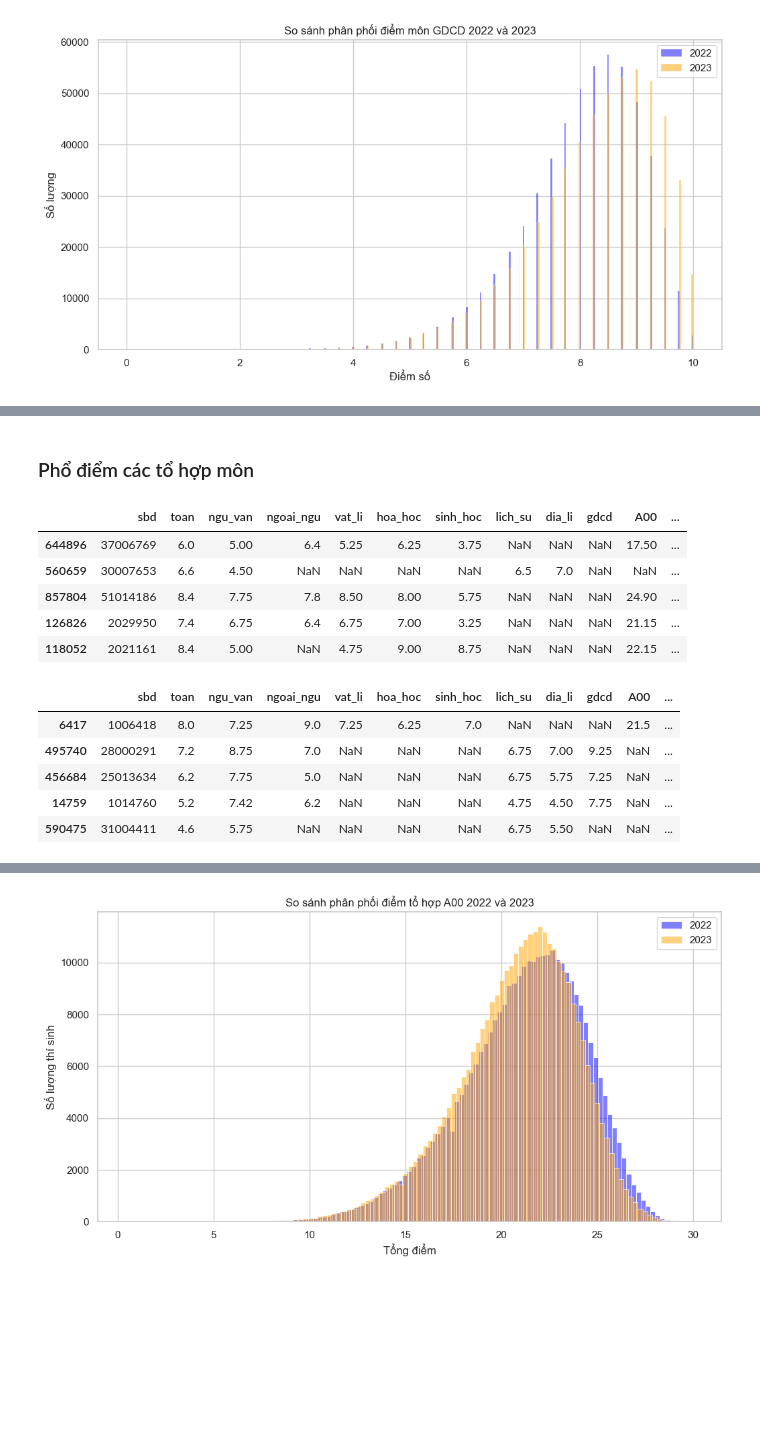
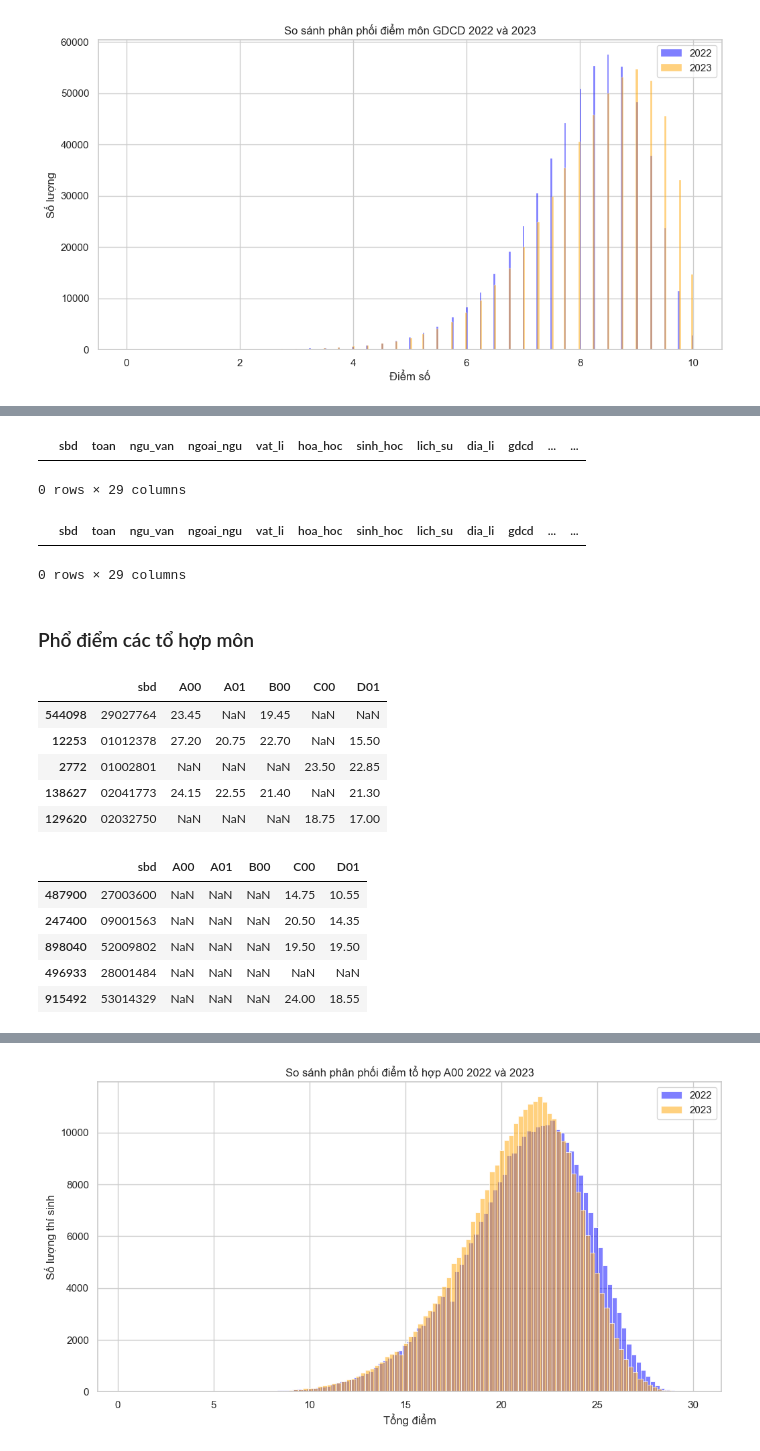
Before and after one commit to Dat-TG/THPTQG, a Jupyter notebook: analysis.ipynb, the cells around one changed output, grey strips where cells are left out. Saved outputs shown, nothing was run; the diff lists cells and outputs as text; code cells hidden in the pictures; blank space fills up the shorter version.

```diff
--- a/analysis.ipynb
+++ b/analysis.ipynb
@@ -179 +207,53 @@ for subject in subjects:
+# %%
+# Thay thế các giá trị không tròn 0.25 bằng giá trị tròn 0.25 gần nhất nếu không phải NaN
+df_2022['ngu_van'] = df_2022['ngu_van'].apply(lambda x: round(x * 4) / 4 if not np.isnan(x) else x)
+df_2023['ngu_van'] = df_2023['ngu_van'].apply(lambda x: round(x * 4) / 4 if not np.isnan(x) else x)
+# %%
+# In ra những thí sinh có điểm môn Ngữ văn không tròn 0.25 và khác NaN
+df_2022_ngu_van = df_2022[df_2022['ngu_van'] % 0.25 != 0]
+df_2022_ngu_van = df_2022_ngu_van[~df_2022_ngu_van['ngu_van'].isnull()]
+df_2022_ngu_van.shape
+df_2022_ngu_van.head()
+# %% [output]
+|  | sbd | toan | ngu_van | ngoai_ngu | vat_li | hoa_hoc | sinh_hoc | lich_su | dia_li | gdcd | ... | ... |
+0 rows × 29 columns
+# %%
+# In ra những thí sinh có điểm môn Ngữ văn không tròn 0.25 và khác NaN
+df_2023_ngu_van = df_2023[df_2023['ngu_van'] % 0.25 != 0]
+df_2023_ngu_van = df_2023_ngu_van[~df_2023_ngu_van['ngu_van'].isnull()]
+df_2023_ngu_van.shape
+df_2023_ngu_van.head()
+# %% [output]
+|  | sbd | toan | ngu_van | ngoai_ngu | vat_li | hoa_hoc | sinh_hoc | lich_su | dia_li | gdcd | ... | ... |
+0 rows × 29 columns
+# %%
+# Bản đồ mã tỉnh thành (Chỉ viết hoa chữ cái đầu)
+province_map = {
+    '01': 'Thành phố Hà Nội', '02': 'Thành phố Hồ Chí Minh', '03': 'Thành phố Hải Phòng',
+    '04': 'Thành phố Đà Nẵng', '05': 'Tỉnh Hà Giang', '06': 'Tỉnh Cao Bằng', '07': 'Tỉnh Lai Châu',
+    '08': 'Tỉnh Lào Cai', '09': 'Tỉnh Tuyên Quang', '10': 'Tỉnh Lạng Sơn', '11': 'Tỉnh Bắc Kạn',
+    '12': 'Tỉnh Thái Nguyên', '13': 'Tỉnh Yên Bái', '14': 'Tỉnh Sơn La', '15': 'Tỉnh Phú Thọ',
+    '16': 'Tỉnh Vĩnh Phúc', '17': 'Tỉnh Quảng Ninh', '18': 'Tỉnh Bắc Giang', '19': 'Tỉnh Bắc Ninh',
+    '21': 'Tỉnh Hải Dương', '22': 'Tỉnh Hưng Yên', '23': 'Tỉnh Hòa Bình', '24': 'Tỉnh Hà Nam',
+    '25': 'Tỉnh Nam Định', '26': 'Tỉnh Thái Bình', '27': 'Tỉnh Ninh Bình', '28': 'Tỉnh Thanh Hóa',
+    '29': 'Tỉnh Nghệ An', '30': 'Tỉnh Hà Tĩnh', '31': 'Tỉnh Quảng Bình', '32': 'Tỉnh Quảng Trị',
+    '33': 'Tỉnh Thừa Thiên - Huế', '34': 'Tỉnh Quảng Nam', '35': 'Tỉnh Quảng Ngãi', '36': 'Tỉnh Kon Tum',
+    '37': 'Tỉnh Bình Định', '38': 'Tỉnh Gia Lai', '39': 'Tỉnh Phú Yên', '40': 'Tỉnh Đắk Lắk',
+    '41': 'Tỉnh Khánh Hòa', '42': 'Tỉnh Lâm Đồng', '43': 'Tỉnh Bình Phước', '44': 'Tỉnh Bình Dương',
+    '45': 'Tỉnh Ninh Thuận', '46': 'Tỉnh Tây Ninh', '47': 'Tỉnh Bình Thuận', '48': 'Tỉnh Đồng Nai',
+    '49': 'Tỉnh Long An', '50': 'Tỉnh Đồng Tháp', '51': 'Tỉnh An Giang', '52': 'Tỉnh Bà Rịa – Vũng Tàu',
+    '53': 'Tỉnh Tiền Giang', '54': 'Tỉnh Kiên Giang', '55': 'Thành phố Cần Thơ', '56': 'Tỉnh Bến Tre',
+    '57': 'Tỉnh Vĩnh Long', '58': 'Tỉnh Trà Vinh', '59': 'Tỉnh Sóc Trăng', '60': 'Tỉnh Bạc Liêu',
+    '61': 'Tỉnh Cà Mau', '62': 'Tỉnh Điện Biên', '63': 'Tỉnh Đăk Nông', '64': 'Tỉnh Hậu Giang'
+}
+# %%
+# Thêm cột 'Province' vào dataframe dựa trên sbd
+def add_province_column(df):
+    df['sbd'] = df['sbd'].astype(str).str.zfill(8)  # Đảm bảo cột 'sbd' là chuỗi và có độ dài 8 ký tự
+    df['Province'] = df['sbd'].str[:2].map(province_map)
+    return df
+
+# Cập nhật dataframe
+df_2022 = add_province_column(df_2022)
+df_2023 = add_province_column(df_2023)
 # %%
@@ -228,21 +311,21 @@ def calculate_combination_scores(df, combinations):
 df_2022 = calculate_combination_scores(df_2022, combinations)
 df_2023 = calculate_combination_scores(df_2023, combinations)
 # %%
-df_2022.sample(5)
+df_2022[['sbd', 'A00', 'A01', 'B00', 'C00', 'D01']].sample(5)
 # %% [output]
-|  | sbd | toan | ngu_van | ngoai_ngu | vat_li | hoa_hoc | sinh_hoc | lich_su | dia_li | gdcd | A00 | ... |
-| 644896 | 37006769 | 6.0 | 5.00 | 6.4 | 5.25 | 6.25 | 3.75 | NaN | NaN | NaN | 17.50 | ... |
-| 560659 | 30007653 | 6.6 | 4.50 | NaN | NaN | NaN | NaN | 6.5 | 7.0 | NaN | NaN | ... |
-| 857804 | 51014186 | 8.4 | 7.75 | 7.8 | 8.50 | 8.00 | 5.75 | NaN | NaN | NaN | 24.90 | ... |
-| 126826 | 2029950 | 7.4 | 6.75 | 6.4 | 6.75 | 7.00 | 3.25 | NaN | NaN | NaN | 21.15 | ... |
-| 118052 | 2021161 | 8.4 | 5.00 | NaN | 4.75 | 9.00 | 8.75 | NaN | NaN | NaN | 22.15 | ... |
+|  | sbd | A00 | A01 | B00 | C00 | D01 |
+| 544098 | 29027764 | 23.45 | NaN | 19.45 | NaN | NaN |
+| 12253 | 01012378 | 27.20 | 20.75 | 22.70 | NaN | 15.50 |
+| 2772 | 01002801 | NaN | NaN | NaN | 23.50 | 22.85 |
+| 138627 | 02041773 | 24.15 | 22.55 | 21.40 | NaN | 21.30 |
+| 129620 | 02032750 | NaN | NaN | NaN | 18.75 | 17.00 |
 # %%
-df_2023.sample(5)
+df_2023[['sbd', 'A00', 'A01', 'B00', 'C00', 'D01']].sample(5)
 # %% [output]
-|  | sbd | toan | ngu_van | ngoai_ngu | vat_li | hoa_hoc | sinh_hoc | lich_su | dia_li | gdcd | A00 | ... |
-| 6417 | 1006418 | 8.0 | 7.25 | 9.0 | 7.25 | 6.25 | 7.0 | NaN | NaN | NaN | 21.5 | ... |
-| 495740 | 28000291 | 7.2 | 8.75 | 7.0 | NaN | NaN | NaN | 6.75 | 7.00 | 9.25 | NaN | ... |
-| 456684 | 25013634 | 6.2 | 7.75 | 5.0 | NaN | NaN | NaN | 6.75 | 5.75 | 7.25 | NaN | ... |
-| 14759 | 1014760 | 5.2 | 7.42 | 6.2 | NaN | NaN | NaN | 4.75 | 4.50 | 7.75 | NaN | ... |
-| 590475 | 31004411 | 4.6 | 5.75 | NaN | NaN | NaN | NaN | 6.75 | 5.50 | NaN | NaN | ... |
+|  | sbd | A00 | A01 | B00 | C00 | D01 |
+| 487900 | 27003600 | NaN | NaN | NaN | 14.75 | 10.55 |
+| 247400 | 09001563 | NaN | NaN | NaN | 20.50 | 14.35 |
+| 898040 | 52009802 | NaN | NaN | NaN | 19.50 | 19.50 |
+| 496933 | 28001484 | NaN | NaN | NaN | NaN | NaN |
+| 915492 | 53014329 | NaN | NaN | NaN | 24.00 | 18.55 |
 # %%
```
Also changed, not shown: parts of 9 cells of this notebook, 15 other files.
